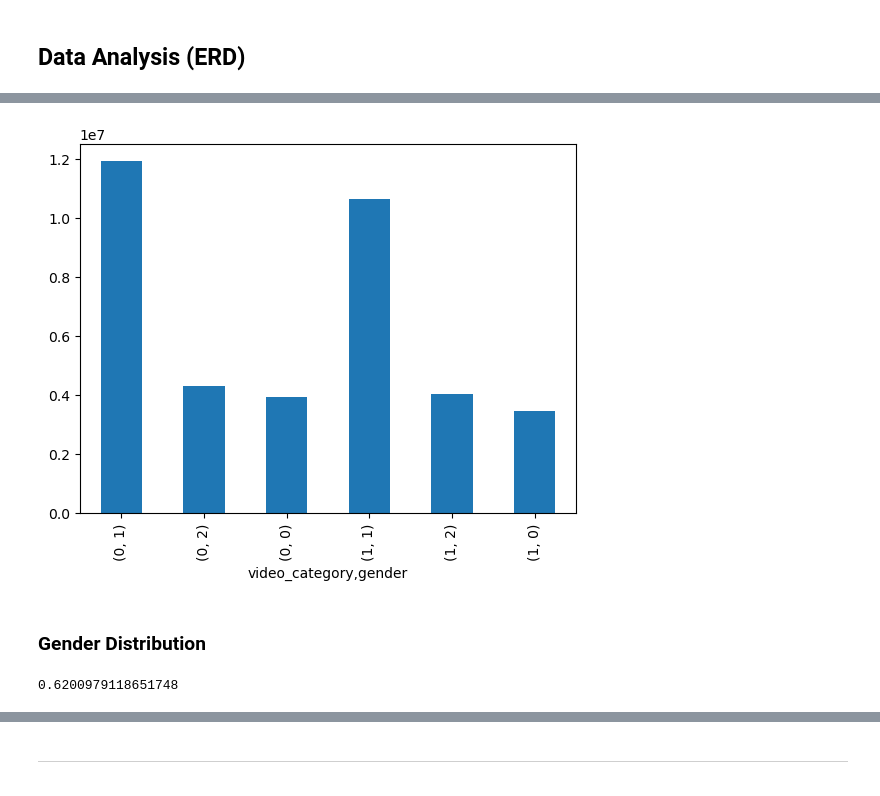
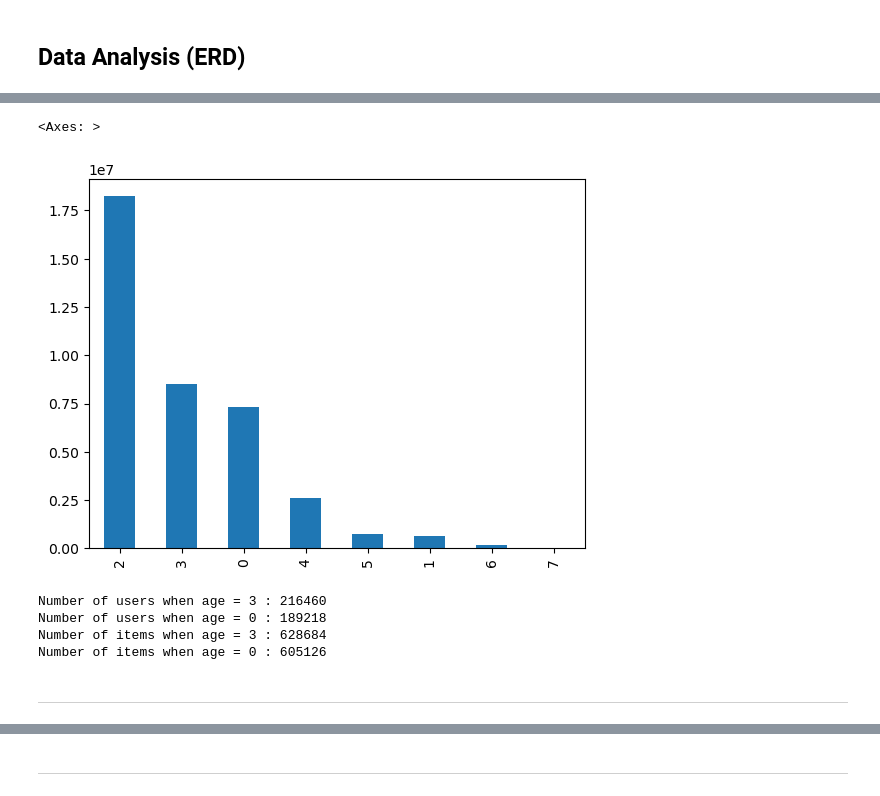
Before and after one commit to YaraElzahy/Tenrec-Session-Base-Recommendation-System, a Jupyter notebook: project_nextitnet.ipynb, the cells around one changed output, grey strips where cells are left out. Drawn from its saved outputs; the diff is of its cells as text; code cells hidden in the pictures.

```diff
--- a/project_nextitnet.ipynb
+++ b/project_nextitnet.ipynb
@@ -223,3 +190,0 @@ data.duplicated().sum()
-# %%
-# Duplicate Removal
-data.drop_duplicates(inplace=True)
@@ -251,4 +197,0 @@ data['video_category'].value_counts().plot.bar()
-# %%
-# drop `\N` records in video_category
-data = data[data['video_category'] != "\\N"]
-data['video_category'] = data['video_category'].astype('int')
@@ -262,3 +224,6 @@ data['watching_times'].value_counts().head(10).plot.bar()
+# %%
+# Drop specified columns from the DataFrame 'data'
+data.drop(columns=['click', 'follow', 'like', 'share', 'video_category', 'watching_times', 'gender'], axis=1, inplace=True)
 # %% [markdown]
 ---
 # %% [markdown]
@@ -279,4 +233,5 @@ display_value_counts_between(data, 'video_category', 'age')
-# %%
-display_value_counts_between(data, 'video_category', 'gender')
-# %% [output]
-[figure, removed]
+# %%
+data['age'].value_counts().plot.bar()
+# %% [output]
+<Axes: >
+[figure, added]
@@ -283,6 +250,12 @@ display_value_counts_between(data, 'video_category', 'gender')
+# %%
+print(f'Number of users when age = 3 : {age_3_users_count}')
+print(f'Number of users when age = 0 : {age_0_users_count}')
+print(f'Number of items when age = 3 : {age_3_items_count}')
+print(f'Number of items when age = 0 : {age_0_items_count}')
+# %% [output]
+Number of users when age = 3 : 216460
+Number of users when age = 0 : 189218
+Number of items when age = 3 : 628684
+Number of items when age = 0 : 605126
 # %% [markdown]
-### Gender Distribution
+---
-# %%
-data['gender'].corr(data['age'])
-# %% [output]
-0.6200979118651748
```
Also changed, not shown: parts of 256 cells of this notebook, 1 other file.
